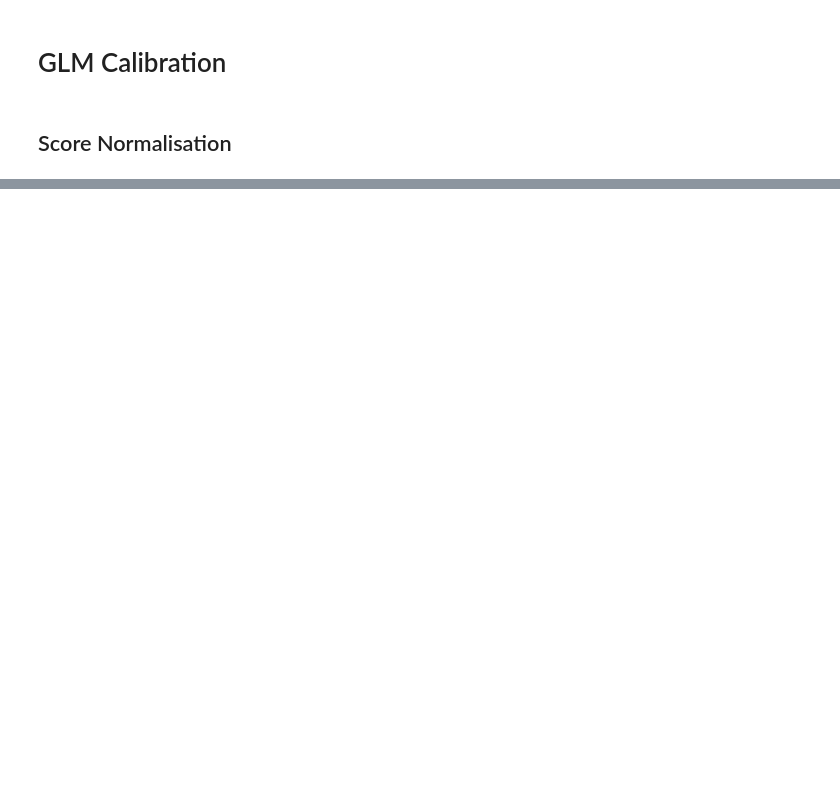
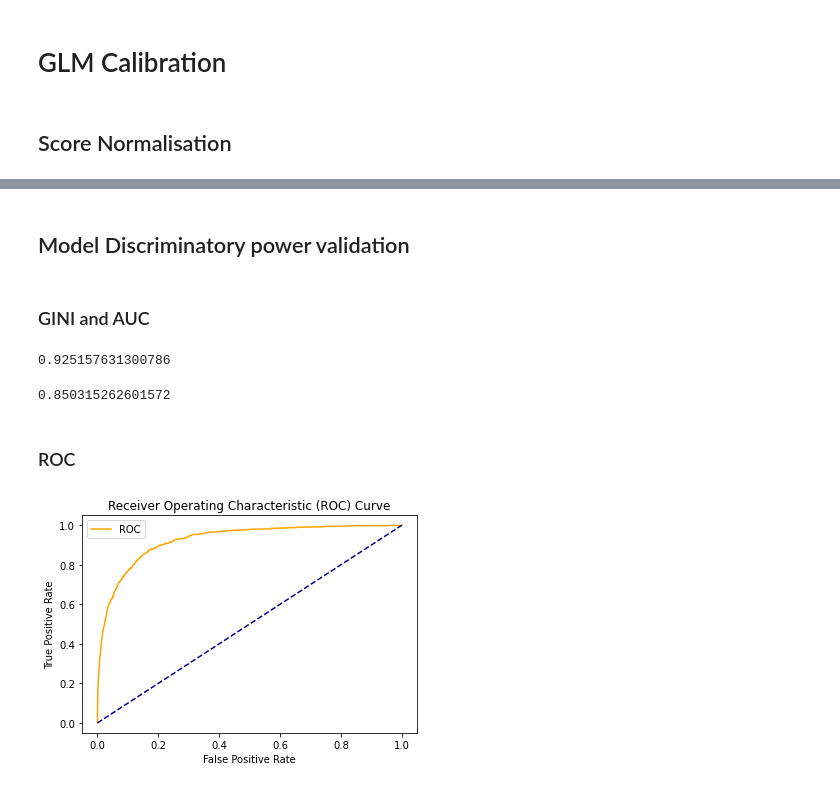
Before and after one commit to rishuraj27/PD-Modelling, a Jupyter notebook: oneypd.ipynb, the cells around one changed output, grey strips where cells are left out. Drawn from its saved outputs; the diff is of its cells as text; code cells hidden in the pictures; blank space fills up the shorter version.

```diff
--- a/oneypd.ipynb
+++ b/oneypd.ipynb
@@ -246,0 +248,3 @@ x_woe_test["score"]=scaled_score(x_woe_test["logit"],odds=72,offset=660,pdo=40)
+# %%
+pd_model = sm.GLM(y_train, sm.add_constant(pd.DataFrame(
+                x_woe['score'])), family=sm.families.Binomial()).fit()
@@ -246,0 +267,3 @@ x_woe_test["score"]=scaled_score(x_woe_test["logit"],odds=72,offset=660,pdo=40)
+# %%
+x_woe['pd'] = pd_model.predict(sm.add_constant(pd.DataFrame(
+    x_woe['score'])))
@@ -246,0 +279,2 @@ x_woe_test["score"]=scaled_score(x_woe_test["logit"],odds=72,offset=660,pdo=40)
+# %% [markdown]
+## Model Discriminatory power validation
@@ -246,0 +285,29 @@ x_woe_test["score"]=scaled_score(x_woe_test["logit"],odds=72,offset=660,pdo=40)
+# %%
+fper, tper, thresholds=roc(y_train,x_woe.logit)
+# %% [markdown]
+### GINI and AUC
+# %%
+AUC=auc(fper,tper)
+AUC
+# %% [output]
+0.925157631300786
+# %%
+gini = 2*AUC -1
+gini
+# %% [output]
+0.850315262601572
+# %% [markdown]
+### ROC
+# %%
+def plot_roc_cur(fper, tper):
+    plt.plot(fper, tper, color='orange', label='ROC')
+    plt.plot([0, 1], [0, 1], color='darkblue', linestyle='--')
+    plt.xlabel('False Positive Rate')
+    plt.ylabel('True Positive Rate')
+    plt.title('Receiver Operating Characteristic (ROC) Curve')
+    plt.legend()
+    plt.show()
+# %%
+plot_roc_cur(fper,tper)
+# %% [output]
+[figure, added]
```
Also changed, not shown: parts of 10 cells of this notebook.
